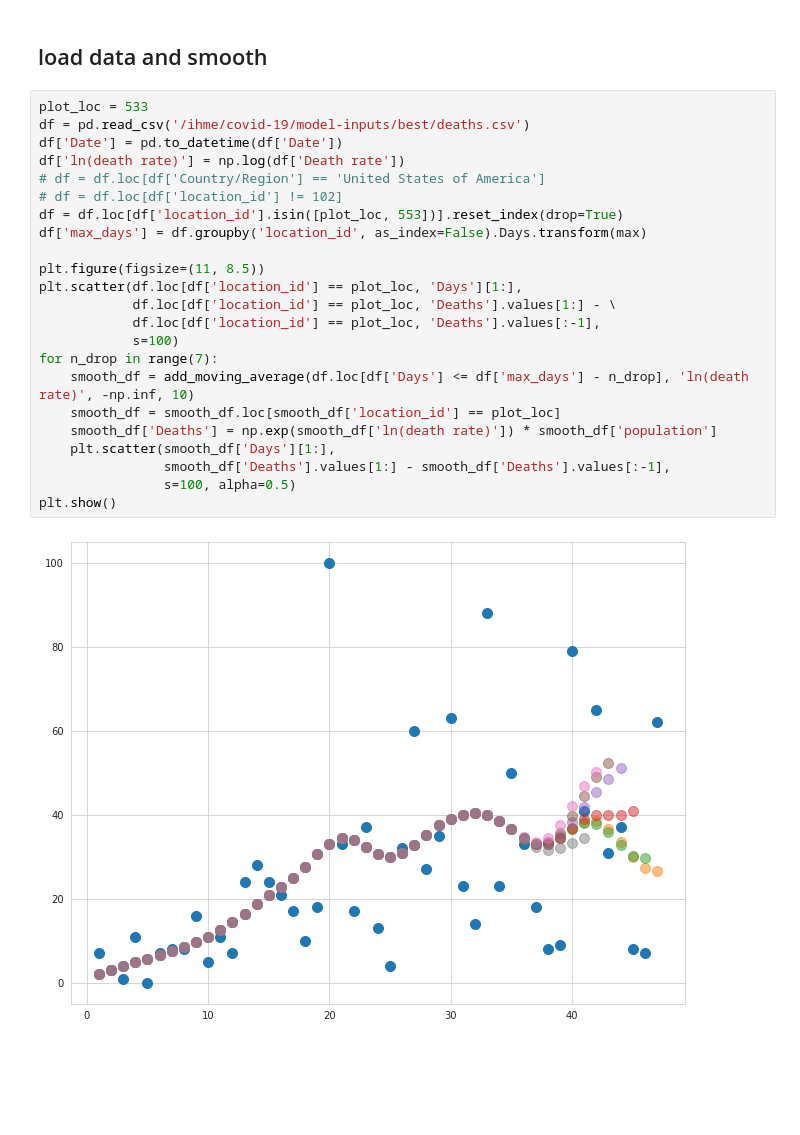
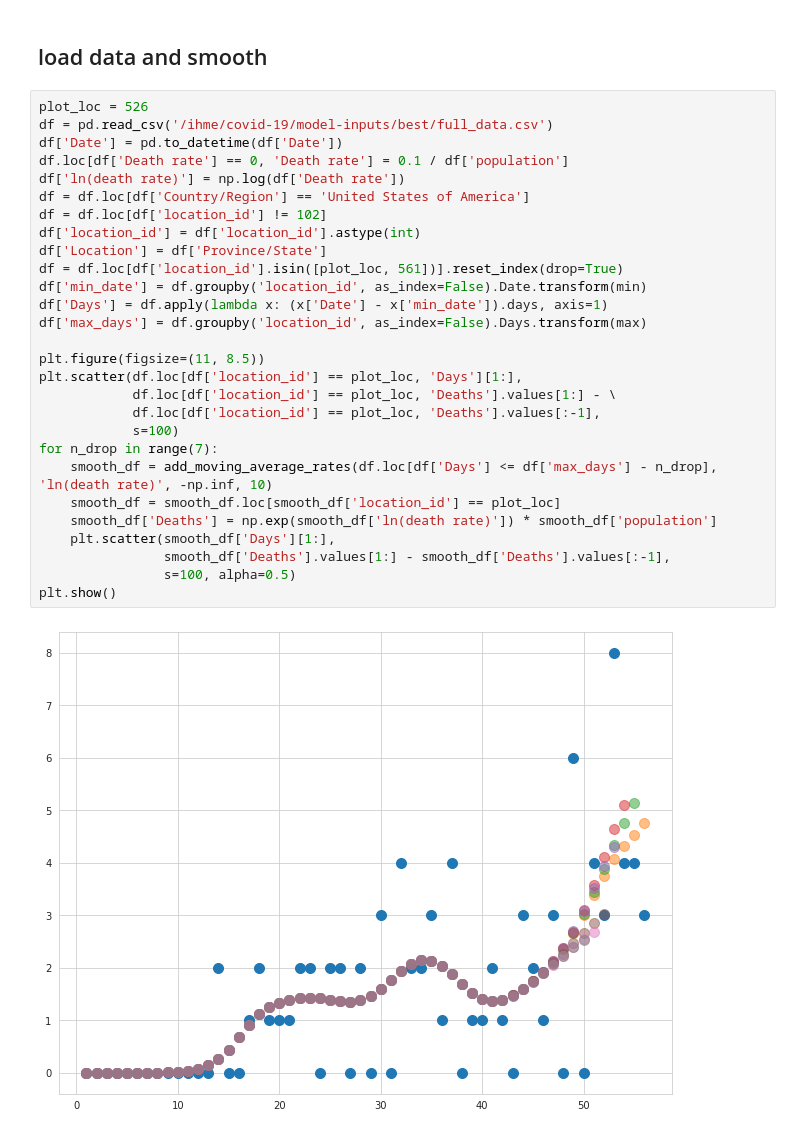
Before and after one commit to ihmeuw/covid-model-deaths, a Jupyter notebook: notebooks/experiments/varying_smoothing_demo.ipynb, the cells around one changed output. Saved outputs shown, nothing was run; the diff lists cells and outputs as text; blank space fills up the shorter version.

Commit message:
extend before smoothing

```diff
--- a/notebooks/experiments/varying_smoothing_demo.ipynb
+++ b/notebooks/experiments/varying_smoothing_demo.ipynb
@@ -55,27 +21,32 @@ def add_moving_average(data: pd.DataFrame, smoooth_var: str,
 # %% [markdown]
 ## load data and smooth
 # %%
-plot_loc = 533
-df = pd.read_csv('/ihme/covid-19/model-inputs/best/deaths.csv')
+plot_loc = 526
+df = pd.read_csv('/ihme/covid-19/model-inputs/best/full_data.csv')
 df['Date'] = pd.to_datetime(df['Date'])
+df.loc[df['Death rate'] == 0, 'Death rate'] = 0.1 / df['population']
 df['ln(death rate)'] = np.log(df['Death rate'])
-# df = df.loc[df['Country/Region'] == 'United States of America']
-# df = df.loc[df['location_id'] != 102]
-df = df.loc[df['location_id'].isin([plot_loc, 553])].reset_index(drop=True)
+df = df.loc[df['Country/Region'] == 'United States of America']
+df = df.loc[df['location_id'] != 102]
+df['location_id'] = df['location_id'].astype(int)
+df['Location'] = df['Province/State']
+df = df.loc[df['location_id'].isin([plot_loc, 561])].reset_index(drop=True)
+df['min_date'] = df.groupby('location_id', as_index=False).Date.transform(min)
+df['Days'] = df.apply(lambda x: (x['Date'] - x['min_date']).days, axis=1)
 df['max_days'] = df.groupby('location_id', as_index=False).Days.transform(max)
 
 plt.figure(figsize=(11, 8.5))
 plt.scatter(df.loc[df['location_id'] == plot_loc, 'Days'][1:],
             df.loc[df['location_id'] == plot_loc, 'Deaths'].values[1:] - \
             df.loc[df['location_id'] == plot_loc, 'Deaths'].values[:-1],
             s=100)
 for n_drop in range(7):
-    smooth_df = add_moving_average(df.loc[df['Days'] <= df['max_days'] - n_drop], 'ln(death rate)', -np.inf, 10)
+    smooth_df = add_moving_average_rates(df.loc[df['Days'] <= df['max_days'] - n_drop], 'ln(death rate)', -np.inf, 10)
     smooth_df = smooth_df.loc[smooth_df['location_id'] == plot_loc]
     smooth_df['Deaths'] = np.exp(smooth_df['ln(death rate)']) * smooth_df['population']
     plt.scatter(smooth_df['Days'][1:],
                 smooth_df['Deaths'].values[1:] - smooth_df['Deaths'].values[:-1],
                 s=100, alpha=0.5)
 plt.show()
 # %% [output]
-[figure, old version]
+[figure, new version]
```
Also changed, not shown: parts of 5 cells of this notebook, 6 other files.
